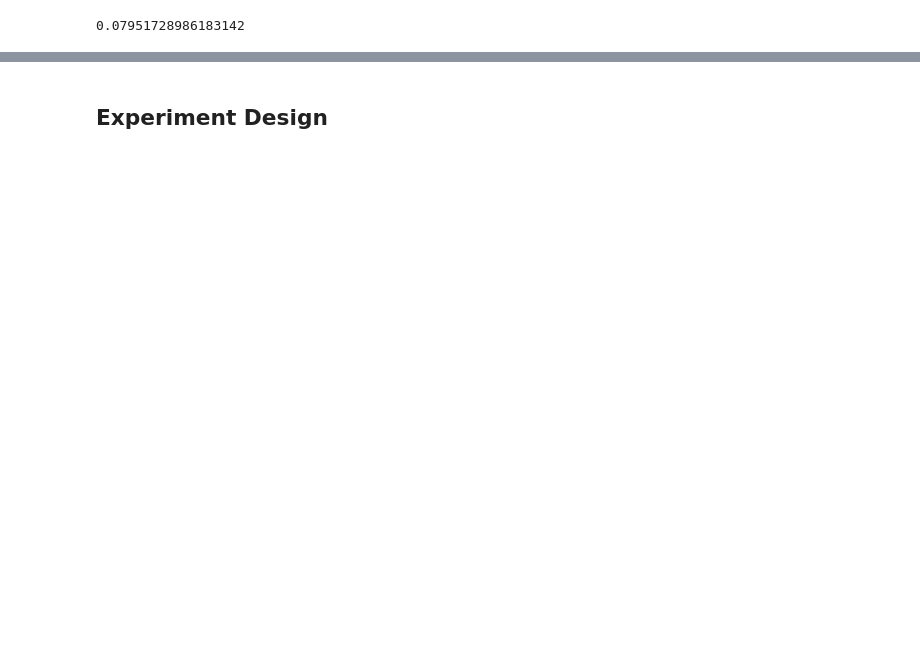
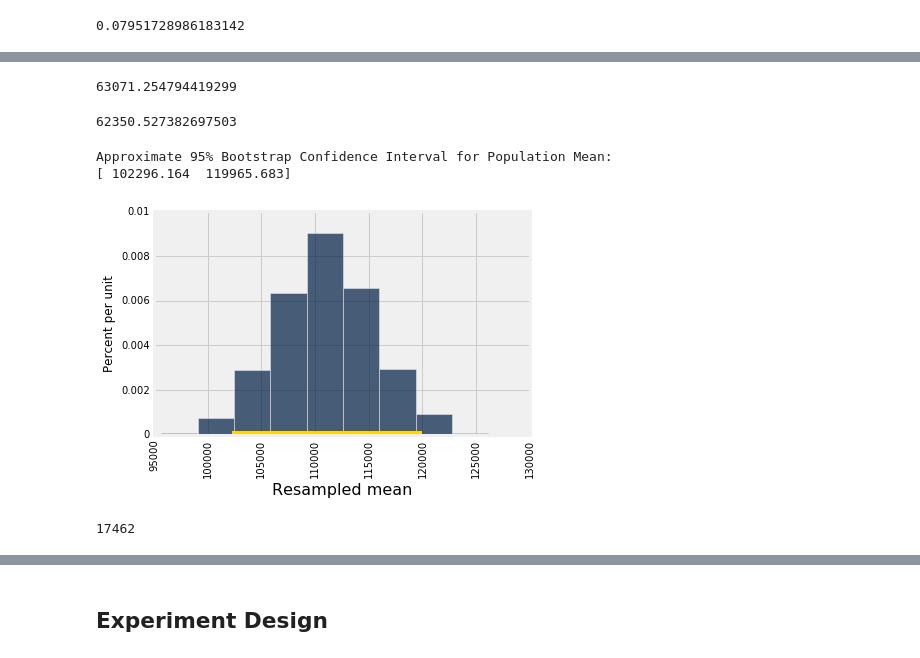
Before and after one commit to XiaoliSun11235/lecturenotes-su17, a Jupyter notebook: notes/lec29.ipynb, the cells around one changed output, grey strips where cells are left out. Drawn from its saved outputs; the diff is of its cells as text; code cells hidden in the pictures; blank space fills up the shorter version.

```diff
--- a/notes/lec29.ipynb
+++ b/notes/lec29.ipynb
@@ -74,0 +37,24 @@ Sample mean SD:        5.63971080248
+# %%
+def bootstrap_mean(sample_from_population, label, repetitions):
+    resampled_means = []
+    for i in np.arange(repetitions):
+        resample = sample_from_population.sample()
+        mean = np.mean(resample.column(label))
+        resampled_means.append(mean)
+    return resampled_means
+
+def bootstrap_ci_mean(sample_from_population, label, repetitions):
+    resampled_means = bootstrap_mean(sample_from_population, label, repetitions)
+
+    interval_95 = make_array(
+        percentile(2.5, resampled_means),
+        percentile(97.5, resampled_means)
+    )
+
+    Table().with_column('Resampled mean', resampled_means).hist(0)
+    plt.plot(interval_95, [0, 0], color='gold', lw=8)
+    print('Approximate 95% Bootstrap Confidence Interval for Population Mean:')
+    print(np.round(interval_95, 3))
+# %%
+sf_sample = sf.sample(200)
+sf_sample.show(3)
@@ -74,0 +67,18 @@ Sample mean SD:        5.63971080248
+# %%
+np.std(sf.column(2))
+# %% [output]
+63071.254794419299
+# %%
+np.std(sf_sample.column(2))
+# %% [output]
+62350.527382697503
+# %%
+bootstrap_ci_mean(sf_sample, 'Total Compensation', 5000)
+# %% [output]
+Approximate 95% Bootstrap Confidence Interval for Population Mean:
+[ 102296.164  119965.683]
+[figure, added]
+# %%
+119780 - 102318
+# %% [output]
+17462
```
Also changed, not shown: parts of 26 cells of this notebook, 6 other files.
